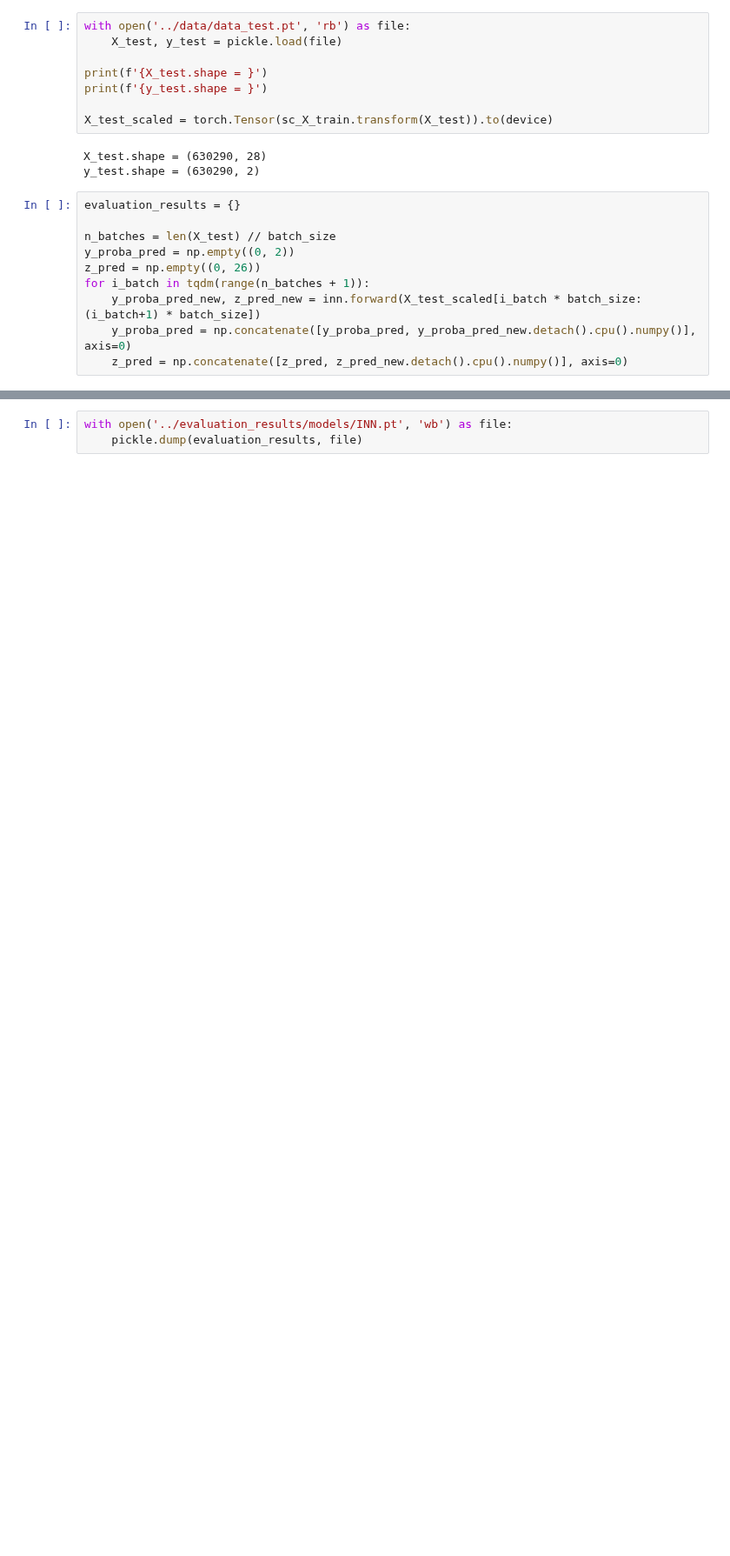
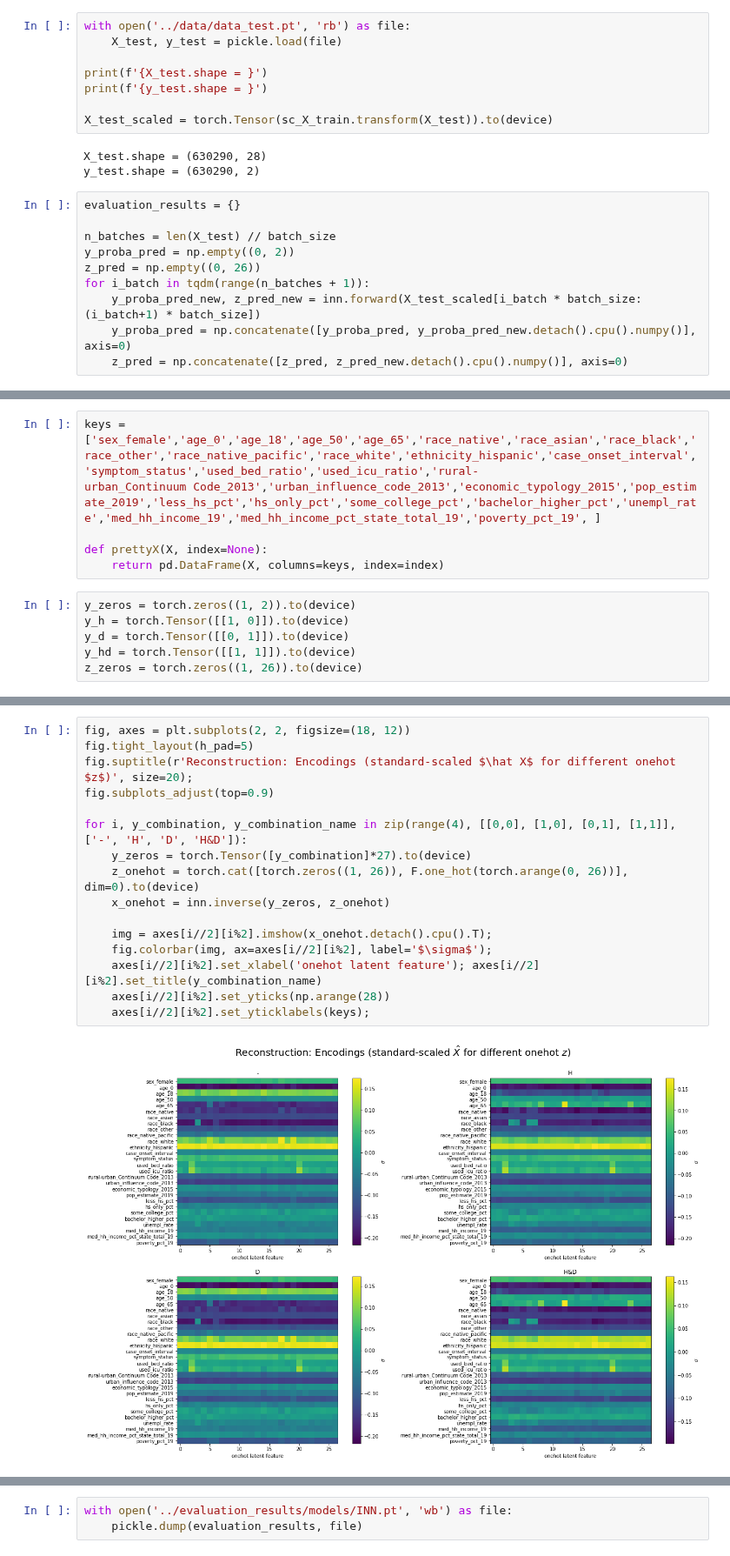
Before and after one commit to psaegert/AML-Final, a Jupyter notebook: models/INN.ipynb, the cells around one changed output, grey strips where cells are left out. Shown at 87% size. Drawn from its saved outputs; the diff is of its cells as text; blank space fills up the shorter version.

```diff
--- a/models/INN.ipynb
+++ b/models/INN.ipynb
@@ -368,0 +454,11 @@ for i_batch in tqdm(range(n_batches + 1)):
+# %%
+keys = ['sex_female','age_0','age_18','age_50','age_65','race_native','race_asian','race_black','race_other','race_native_pacific','race_white','ethnicity_hispanic','case_onset_interval','symptom_status','used_bed_ratio','used_icu_ratio','rural-urban_Continuum Code_2013','urban_influence_code_2013','economic_typology_2015','pop_estimate_2019','less_hs_pct','hs_only_pct','some_college_pct','bachelor_higher_pct','unempl_rate','med_hh_income_19','med_hh_income_pct_state_total_19','poverty_pct_19', ]
+
+def prettyX(X, index=None):
+    return pd.DataFrame(X, columns=keys, index=index)
+# %%
+y_zeros = torch.zeros((1, 2)).to(device)
+y_h = torch.Tensor([[1, 0]]).to(device)
+y_d = torch.Tensor([[0, 1]]).to(device)
+y_hd = torch.Tensor([[1, 1]]).to(device)
+z_zeros = torch.zeros((1, 26)).to(device)
@@ -368,0 +496,18 @@ for i_batch in tqdm(range(n_batches + 1)):
+# %%
+fig, axes = plt.subplots(2, 2, figsize=(18, 12))
+fig.tight_layout(h_pad=5)
+fig.suptitle(r'Reconstruction: Encodings (standard-scaled $\hat X$ for different onehot $z$)', size=20);
+fig.subplots_adjust(top=0.9)
+
+for i, y_combination, y_combination_name in zip(range(4), [[0,0], [1,0], [0,1], [1,1]], ['-', 'H', 'D', 'H&D']):
+    y_zeros = torch.Tensor([y_combination]*27).to(device)
+    z_onehot = torch.cat([torch.zeros((1, 26)), F.one_hot(torch.arange(0, 26))], dim=0).to(device)
+    x_onehot = inn.inverse(y_zeros, z_onehot)
+
+    img = axes[i//2][i%2].imshow(x_onehot.detach().cpu().T);
+    fig.colorbar(img, ax=axes[i//2][i%2], label='$\sigma$');
+    axes[i//2][i%2].set_xlabel('onehot latent feature'); axes[i//2][i%2].set_title(y_combination_name)
+    axes[i//2][i%2].set_yticks(np.arange(28))
+    axes[i//2][i%2].set_yticklabels(keys);
+# %% [output]
+[figure, added]
```
Also changed, not shown: parts of 15 cells of this notebook, 2 other files.
